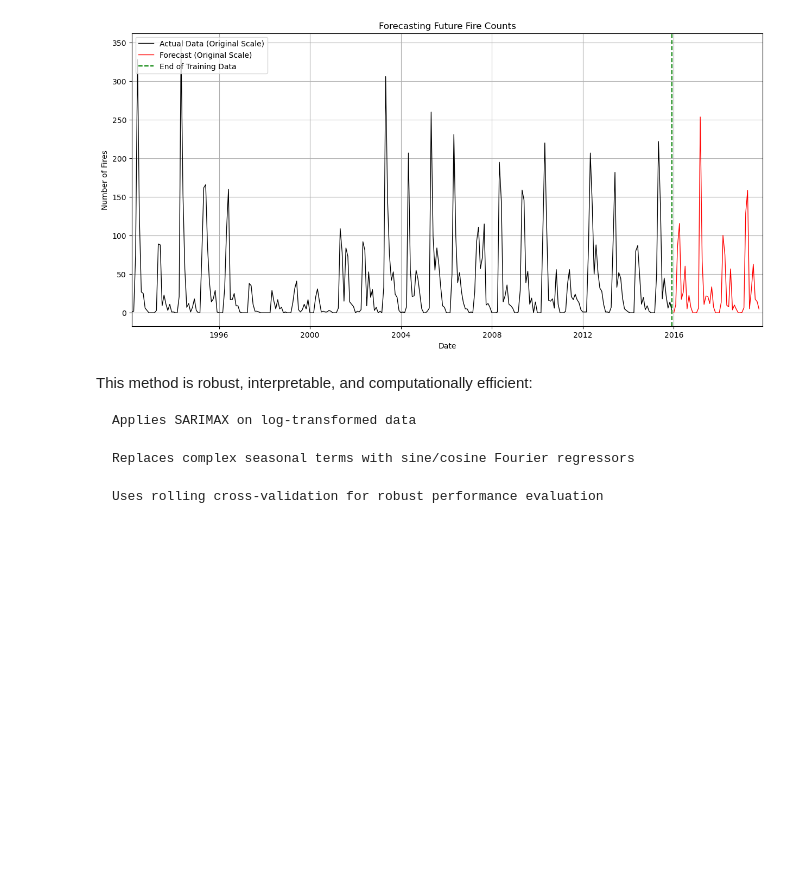
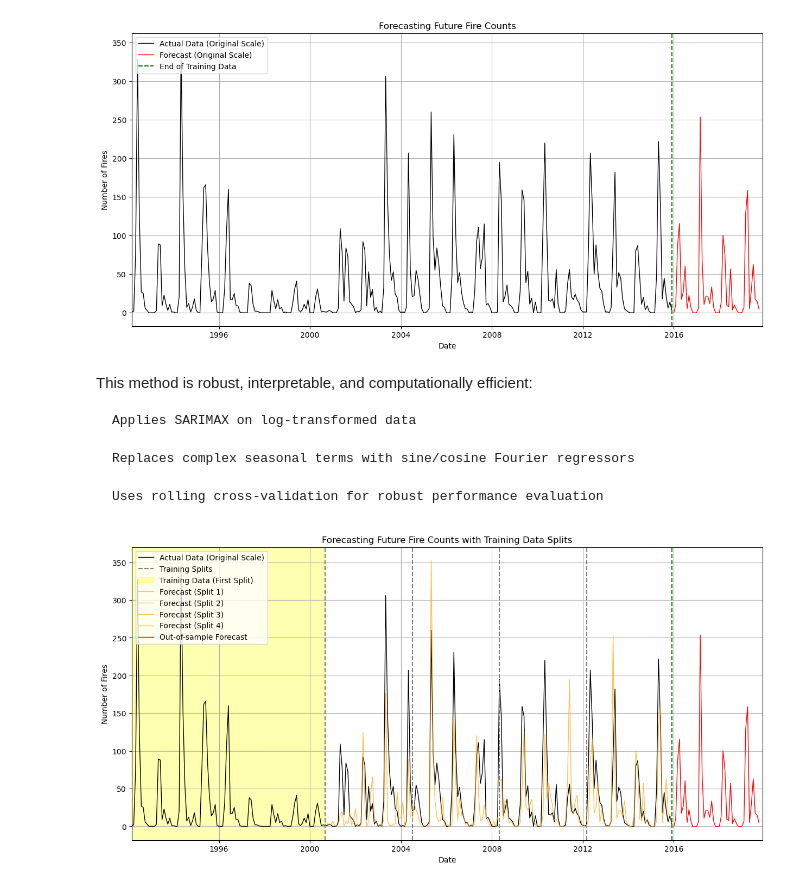
Before and after one commit to LeonardoSMSoares/Economics-Finance-2, a Jupyter notebook: Case Collection/CCMTS 05 - SARIMAX - Forest Fire.ipynb, the cells around one changed output. Drawn from its saved outputs; the diff is of its cells as text; code cells hidden in the pictures; blank space fills up the shorter version.

```diff
--- a/Case Collection/CCMTS 05 - SARIMAX - Forest Fire.ipynb
+++ b/Case Collection/CCMTS 05 - SARIMAX - Forest Fire.ipynb
@@ -1444,3 +1444,44 @@ This method is robust, interpretable, and computationally efficient:
     Replaces complex seasonal terms with sine/cosine Fourier regressors
 
     Uses rolling cross-validation for robust performance evaluation
+# %%
+future_periods = 46  # Forecasting 46 months
+forecasted_log = model_fit.get_forecast(steps=future_periods, exog=fourier_terms[-future_periods:]).predicted_mean
+forecasted_values = np.expm1(forecasted_log)
+forecast_dates = pd.date_range(start=monthly_fire_counts_log.index[-1] + pd.DateOffset(months=1), periods=future_periods, freq='MS')
+
+# Plotting the actual data, the training data splits, and the forecast
+plt.figure(figsize=(15, 7))
+plt.plot(monthly_fire_counts_log.index, np.expm1(monthly_fire_counts_log), label='Actual Data (Original Scale)', color='black', linewidth=1)
+
+# Plotting each split
+split_dates = []
+for i in range(n_splits):
+    split_date = monthly_fire_counts_log.index[start_train_size + i * test_size]
+    split_dates.append(split_date)
+    if i == 0:
+        plt.axvline(x=split_date, color='grey', linestyle='--', label='Training Splits')
+    else:
+        plt.axvline(x=split_date, color='grey', linestyle='--')
+
+# Highlight the training data
+plt.axvspan(monthly_fire_counts_log.index[0], split_dates[0], color='yellow', alpha=0.3, label='Training Data (First Split)')
+
+# Plot the forecasts from cross-validation
+for i, (pred, dates) in enumerate(zip(predictions, split_dates)):
+    if i < n_splits:  # Don't plot the last split's forecast to avoid overlap with the out-of-sample forecast
+        plt.plot(pd.date_range(start=dates, periods=len(pred), freq='MS'), pred, label=f'Forecast (Split {i+1})', color='orange', linewidth=1, alpha=0.7)
+
+# Plot the out-of-sample forecast
+plt.plot(forecast_dates, forecasted_values, label='Out-of-sample Forecast', color='red', linewidth=1)
+
+plt.legend(loc=2)
+plt.xlim(pd.to_datetime('1992-02-29'), pd.to_datetime('2019-12-01'))
+plt.grid(True)
+plt.title("Forecasting Future Fire Counts with Training Data Splits")
+plt.axvline(x=last_date, color='green', linestyle='--', label='End of Training Data')
+plt.ylabel("Number of Fires")
+plt.xlabel("Date")
+plt.show()
+# %% [output]
+[figure, added]
```
Also changed, not shown: parts of 3 cells of this notebook.
